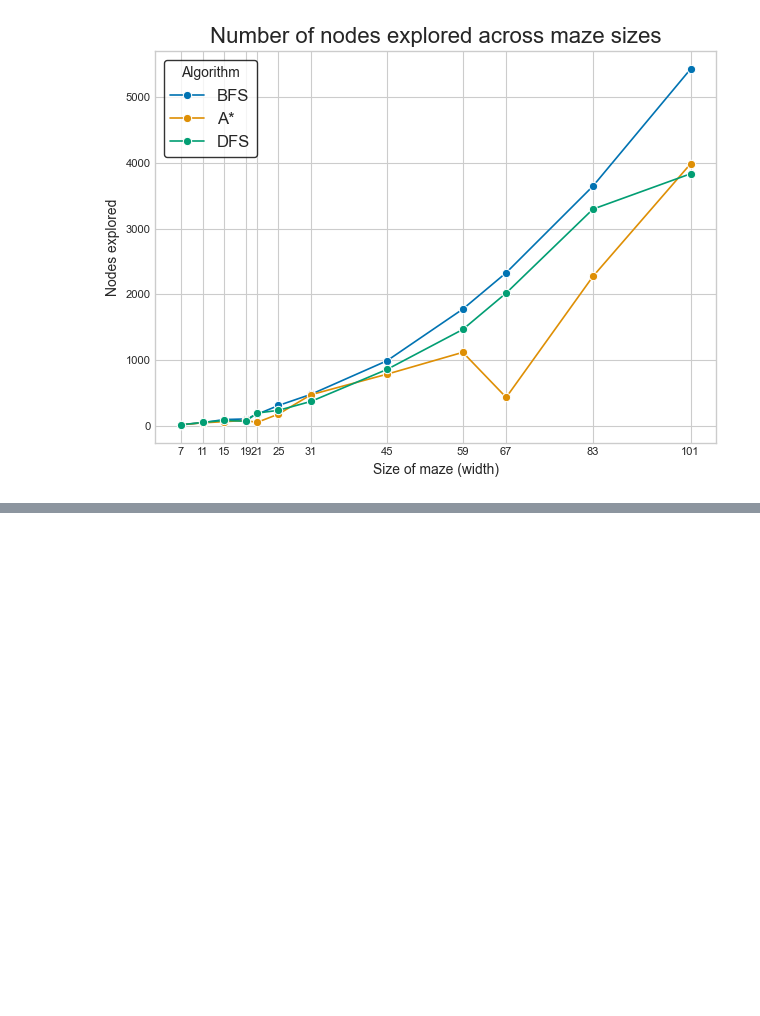
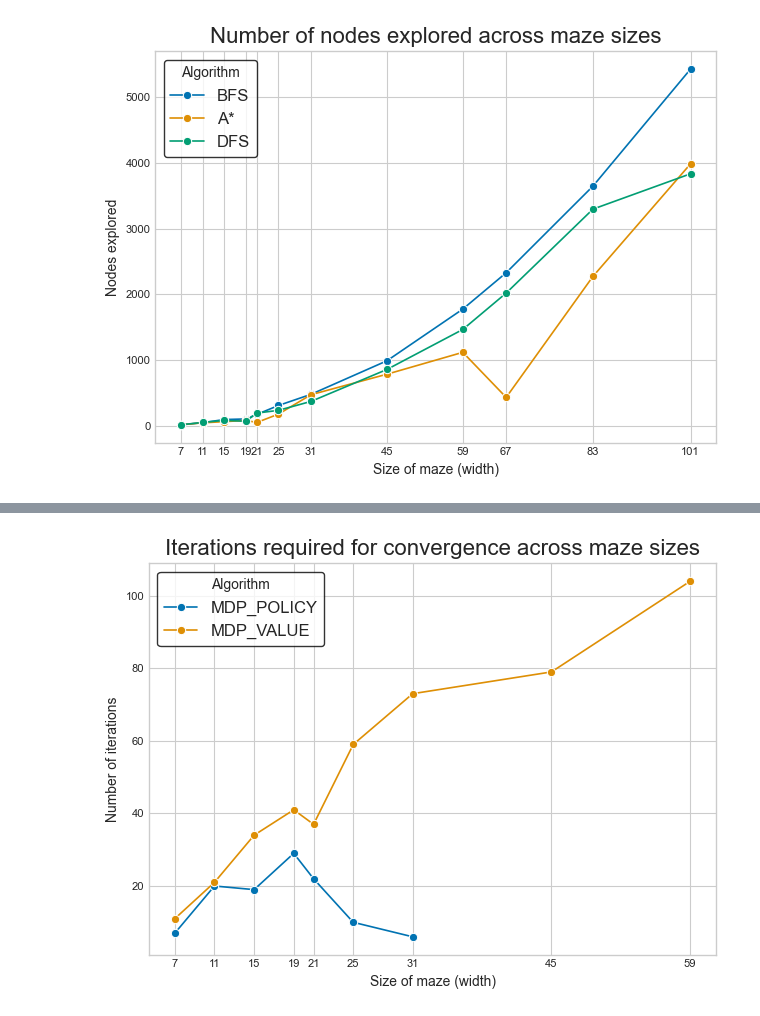
Before and after one commit to prkaaviya/TCD-Artificial-Intelligence-A1, a Jupyter notebook: notebooks/Analysis of Algorithms.ipynb, the cells around one changed output, grey strips where cells are left out. Cells and saved outputs as stored; diff of their text form; code cells hidden in the pictures; blank space fills up the shorter version.

Commit message:
fix: focus on mdp policy

```diff
--- a/notebooks/Analysis of Algorithms.ipynb
+++ b/notebooks/Analysis of Algorithms.ipynb
@@ -176,3 +185,5 @@ plt.savefig('search_nodes_explored_comparison.png', dpi=300)
 plt.show()
 # %% [output]
 [figure]
+# %%
+mdp_algorithms_frame = frame[frame["maze_algorithm"].isin(["MDP_VALUE", "MDP_POLICY"])]
@@ -178,0 +212,18 @@ plt.show()
+# %%
+# 1. Create plot for iterations comparison
+sns.lineplot(data=mdp_algorithms_frame, x='maze_width', y='iterations',
+             hue='maze_algorithm', marker='o', markersize=6, linewidth=1.2)
+plt.title('Iterations required for convergence across maze sizes', fontsize=16)
+plt.xlabel('Size of maze (width)', fontsize=10)
+plt.ylabel('Number of iterations', fontsize=10)
+plt.xticks(mdp_algorithms_frame['maze_width'].unique(), fontsize=8)
+plt.yticks(fontsize=8)
+legend = plt.legend(title='Algorithm', fontsize=12, frameon=True)
+legend.get_frame().set_edgecolor('black')
+legend.get_frame().set_linewidth(1.0)
+plt.grid(True)
+plt.tight_layout()
+plt.savefig('mdp_iterations_comparison.png', dpi=300)
+plt.show()
+# %% [output]
+[figure, added]
```
Also changed, not shown: parts of 8 cells of this notebook, 16 other files.
